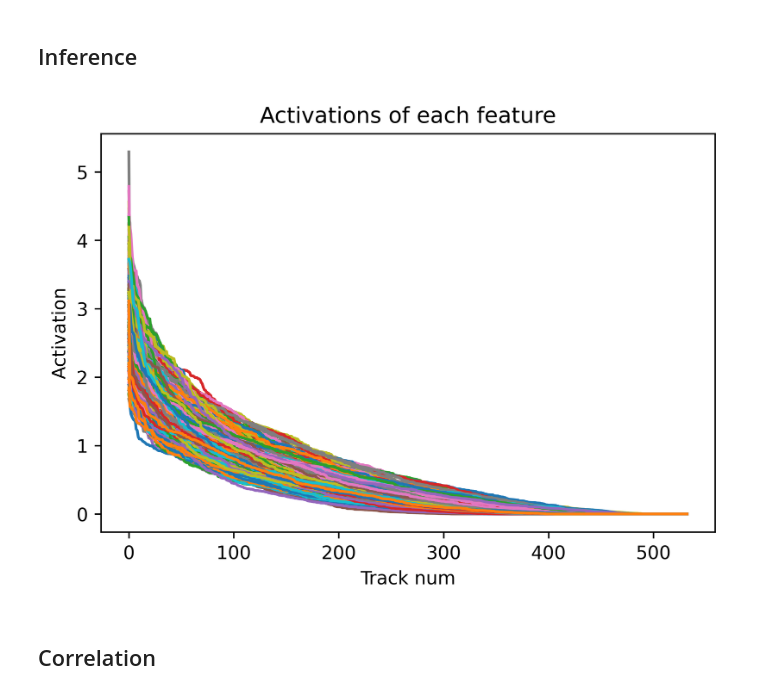
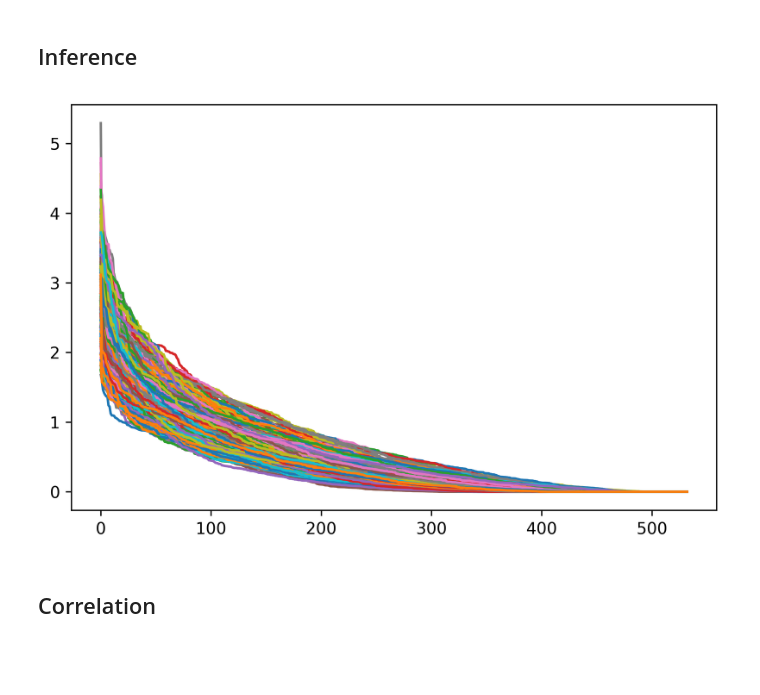
Before and after one commit to Spijkervet/CLMR, a Jupyter notebook: notebooks/audio_analysis.ipynb, the cells around one changed output. Cells and saved outputs as stored; diff of their text form; code cells hidden in the pictures; blank space fills up the shorter version.

```diff
--- a/notebooks/audio_analysis.ipynb
+++ b/notebooks/audio_analysis.ipynb
@@ -143,18 +143,20 @@ with open("predictions.json", "w") as f:
 # %%
 import matplotlib.pyplot as plt
 figure = plt.figure(dpi=600)
 
 for feature_num in range(0, 512):
     s = sorted(predictions, key=lambda x: x[1][feature_num], reverse=True)
     features = [f[1][feature_num] for f in s]
     plt.plot(features)
 
-plt.title("Activations of each feature")
-plt.xlabel("Track num")
-plt.ylabel("Activation")
+# plt.title("Activations of each feature")
+# plt.xlabel("Track num")
+# plt.ylabel("Activation")
+plt.tight_layout()
+plt.savefig("./media/activations.pdf")
 plt.show()
 # %% [output]
-[figure, old version]
+[figure, new version]
 # %% [markdown]
 ## Correlation
 # %%
```
Also changed, not shown: parts of 2 cells of this notebook.
